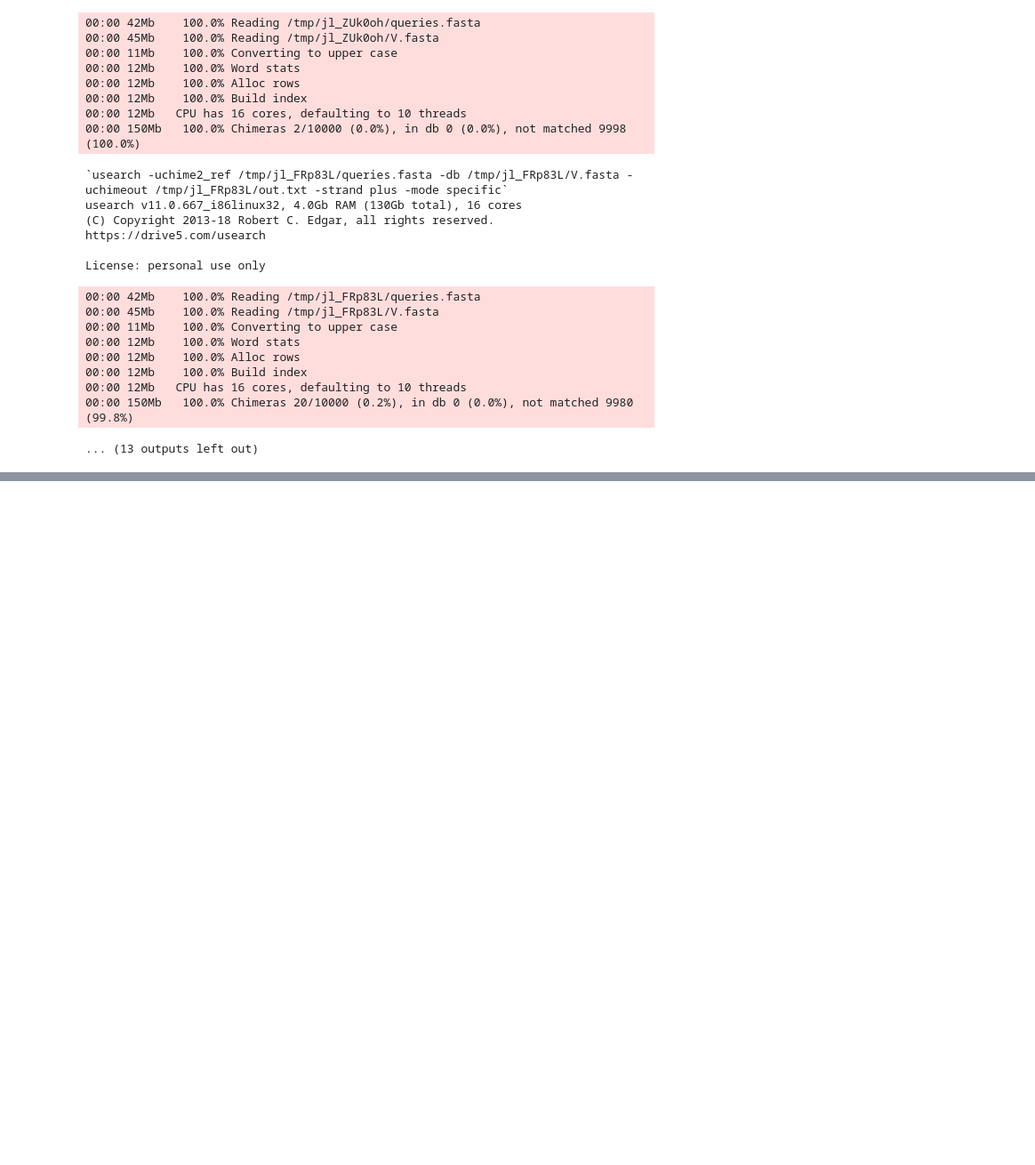
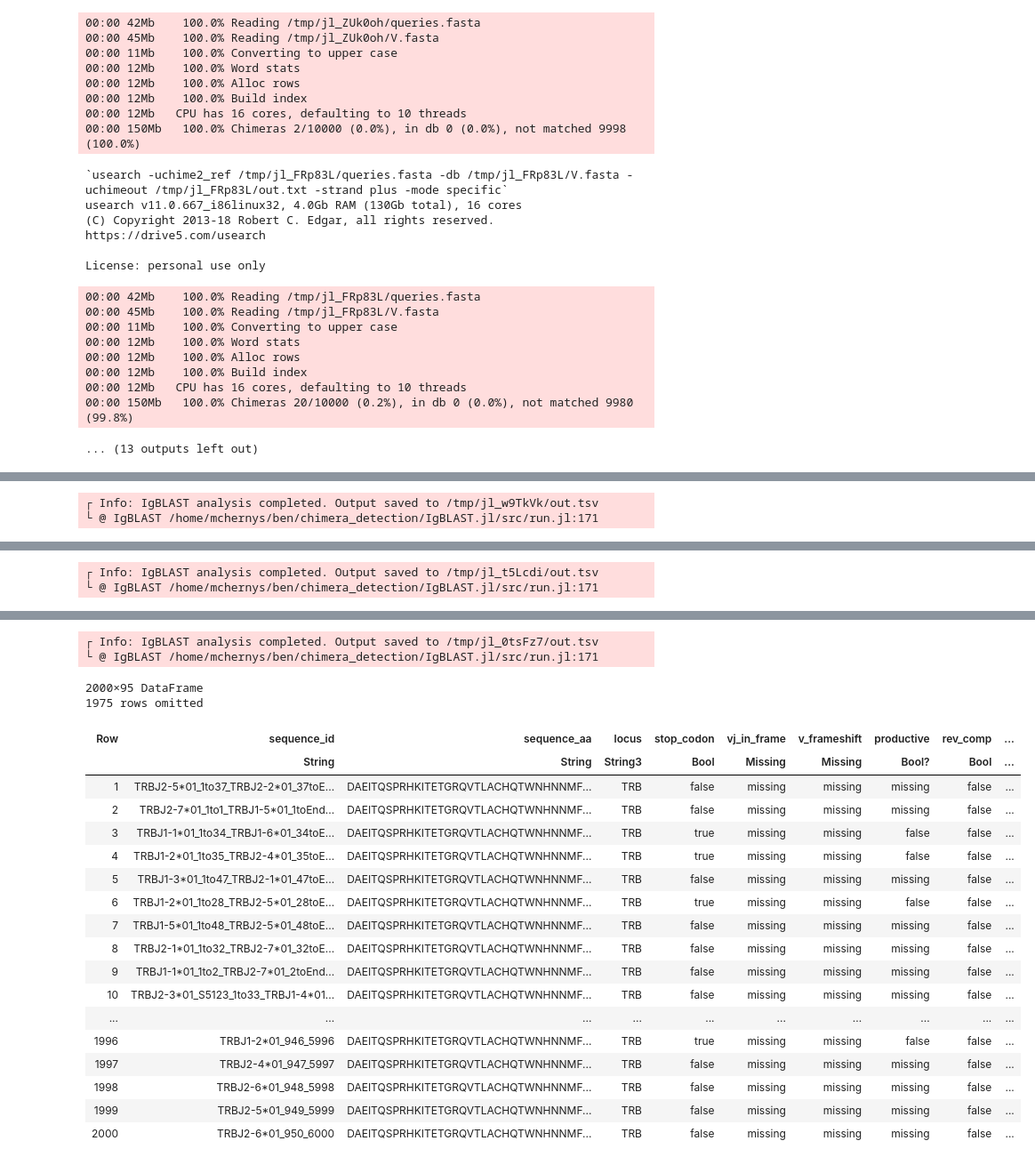
Before and after one commit to MurrellGroup/CHMMAIRRaAnalyses, a Jupyter notebook: notebooks/simulations.ipynb, the cells around one changed output, grey strips where cells are left out. Shown at 89% size. Cells and saved outputs as stored; diff of their text form; code cells hidden in the pictures; blank space fills up the shorter version.

```diff
--- a/notebooks/simulations.ipynb
+++ b/notebooks/simulations.ipynb
@@ -1364,0 +1213,12 @@ end
+# %%
+simulated_dir = joinpath(@__DIR__, "../../data/simulated")
+test_sets = CSV.read(joinpath(simulated_dir, "TRB_art_illumina_test_sets.tsv"), DataFrame);
+
+reference_sets = Dict()
+for gene in ["V", "D", "J"]
+    reference_sets["KI_TRB$(gene)_one_allele_per_gene"] = read_fasta(joinpath(simulated_dir, "TRB$(gene)_one_allele_per_gene.fasta"))
+end
+V_seq = degap(reference_sets["KI_TRBV_one_allele_per_gene"][2][1])
+D_seq = degap(reference_sets["KI_TRBD_one_allele_per_gene"][2][1])
+J_seq = degap(reference_sets["KI_TRBJ_one_allele_per_gene"][2][1])
+test_sets[!,"sequence_id"] .= ["$(el)_$(i)" for (i, el) in enumerate(test_sets[!,"sequence_id"])]
@@ -1364,0 +1243,37 @@ end
+# %%
+# add igblast alignment information to test_sets and write to file
+trbv_assignments = igblast_v(test_sets[test_sets.refset_name .== "KI_TRBV_one_allele_per_gene", "sequence"],
+                        test_sets[test_sets.refset_name .== "KI_TRBV_one_allele_per_gene", "sequence_id"],
+                        reference_sets["KI_TRBV_one_allele_per_gene"][2],
+                        reference_sets["KI_TRBV_one_allele_per_gene"][1],
+                        D_seq = D_seq,
+                        J_seq = J_seq,
+                        ig_seqtype = "TCR")
+trbd_assignments = igblast_d(test_sets[test_sets.refset_name .== "KI_TRBD_one_allele_per_gene", "sequence"],
+                        test_sets[test_sets.refset_name .== "KI_TRBD_one_allele_per_gene", "sequence_id"],
+                        reference_sets["KI_TRBD_one_allele_per_gene"][2],
+                        reference_sets["KI_TRBD_one_allele_per_gene"][1],
+                        V_seq = V_seq,
+                        J_seq = J_seq,
+                        ig_seqtype = "TCR")
+trbj_assignments = igblast_j(test_sets[test_sets.refset_name .== "KI_TRBJ_one_allele_per_gene", "sequence"],
+                        test_sets[test_sets.refset_name .== "KI_TRBJ_one_allele_per_gene", "sequence_id"],
+                        reference_sets["KI_TRBJ_one_allele_per_gene"][2],
+                        reference_sets["KI_TRBJ_one_allele_per_gene"][1],
+                        V_seq = V_seq,
+                        D_seq = D_seq,
+                        ig_seqtype = "TCR")
+
+# sequence is a duplicate column. remove from assignments bc there are placeholder gene sequences
+select!(trbv_assignments, Not([:sequence]))
+select!(trbd_assignments, Not([:sequence]))
+select!(trbj_assignments, Not([:sequence]))
+
+# combine assignments, sort to align with test_sets, and add to test_sets
+assignments = vcat(trbv_assignments, trbd_assignments, trbj_assignments)
+sort!(assignments, :sequence_id)
+sort!(test_sets, :sequence_id)
+select!(test_sets, Not([:sequence_id]))
+test_sets = hcat(test_sets, assignments)
+CSV.write(joinpath(simulated_dir, "TRB_art_illumina_test_sets_with_assignments.tsv"), test_sets, delim = "\t")
+# %% [output]
@@ -1364,0 +1297,2 @@ end
+┌ Info: IgBLAST analysis completed. Output saved to /tmp/jl_w9TkVk/out.tsv
+└ @ IgBLAST /home/mchernys/ben/chimera_detection/IgBLAST.jl/src/run.jl:171
@@ -1364,0 +1316,2 @@ end
+┌ Info: IgBLAST analysis completed. Output saved to /tmp/jl_t5Lcdi/out.tsv
+└ @ IgBLAST /home/mchernys/ben/chimera_detection/IgBLAST.jl/src/run.jl:171
@@ -1364,0 +1335,22 @@ end
+┌ Info: IgBLAST analysis completed. Output saved to /tmp/jl_0tsFz7/out.tsv
+└ @ IgBLAST /home/mchernys/ben/chimera_detection/IgBLAST.jl/src/run.jl:171
+2000×95 DataFrame
+1975 rows omitted
+| Row | sequence_id | sequence_aa | locus | stop_codon | vj_in_frame | v_frameshift | productive | rev_comp | ... |
+|  | String | String | String3 | Bool | Missing | Missing | Bool? | Bool | ... |
+| 1 | TRBJ2-5*01_1to37_TRBJ2-2*01_37toE... | DAEITQSPRHKITETGRQVTLACHQTWNHNNMF... | TRB | false | missing | missing | missing | false | ... |
+| 2 | TRBJ2-7*01_1to1_TRBJ1-5*01_1toEnd... | DAEITQSPRHKITETGRQVTLACHQTWNHNNMF... | TRB | false | missing | missing | missing | false | ... |
+| 3 | TRBJ1-1*01_1to34_TRBJ1-6*01_34toE... | DAEITQSPRHKITETGRQVTLACHQTWNHNNMF... | TRB | true | missing | missing | false | false | ... |
+| 4 | TRBJ1-2*01_1to35_TRBJ2-4*01_35toE... | DAEITQSPRHKITETGRQVTLACHQTWNHNNMF... | TRB | true | missing | missing | false | false | ... |
+| 5 | TRBJ1-3*01_1to47_TRBJ2-1*01_47toE... | DAEITQSPRHKITETGRQVTLACHQTWNHNNMF... | TRB | false | missing | missing | missing | false | ... |
+| 6 | TRBJ1-2*01_1to28_TRBJ2-5*01_28toE... | DAEITQSPRHKITETGRQVTLACHQTWNHNNMF... | TRB | true | missing | missing | false | false | ... |
+| 7 | TRBJ1-5*01_1to48_TRBJ2-5*01_48toE... | DAEITQSPRHKITETGRQVTLACHQTWNHNNMF... | TRB | false | missing | missing | missing | false | ... |
+| 8 | TRBJ2-1*01_1to32_TRBJ2-7*01_32toE... | DAEITQSPRHKITETGRQVTLACHQTWNHNNMF... | TRB | false | missing | missing | missing | false | ... |
+| 9 | TRBJ1-1*01_1to2_TRBJ2-7*01_2toEnd... | DAEITQSPRHKITETGRQVTLACHQTWNHNNMF... | TRB | false | missing | missing | missing | false | ... |
+| 10 | TRBJ2-3*01_S5123_1to33_TRBJ1-4*01... | DAEITQSPRHKITETGRQVTLACHQTWNHNNMF... | TRB | false | missing | missing | missing | false | ... |
+| ... | ... | ... | ... | ... | ... | ... | ... | ... | ... |
+| 1996 | TRBJ1-2*01_946_5996 | DAEITQSPRHKITETGRQVTLACHQTWNHNNMF... | TRB | true | missing | missing | false | false | ... |
+| 1997 | TRBJ2-4*01_947_5997 | DAEITQSPRHKITETGRQVTLACHQTWNHNNMF... | TRB | false | missing | missing | missing | false | ... |
+| 1998 | TRBJ2-6*01_948_5998 | DAEITQSPRHKITETGRQVTLACHQTWNHNNMF... | TRB | false | missing | missing | missing | false | ... |
+| 1999 | TRBJ2-5*01_949_5999 | DAEITQSPRHKITETGRQVTLACHQTWNHNNMF... | TRB | false | missing | missing | missing | false | ... |
+| 2000 | TRBJ2-6*01_950_6000 | DAEITQSPRHKITETGRQVTLACHQTWNHNNMF... | TRB | false | missing | missing | missing | false | ... |
```
Also changed, not shown: parts of 76 cells of this notebook, 7 other files.
